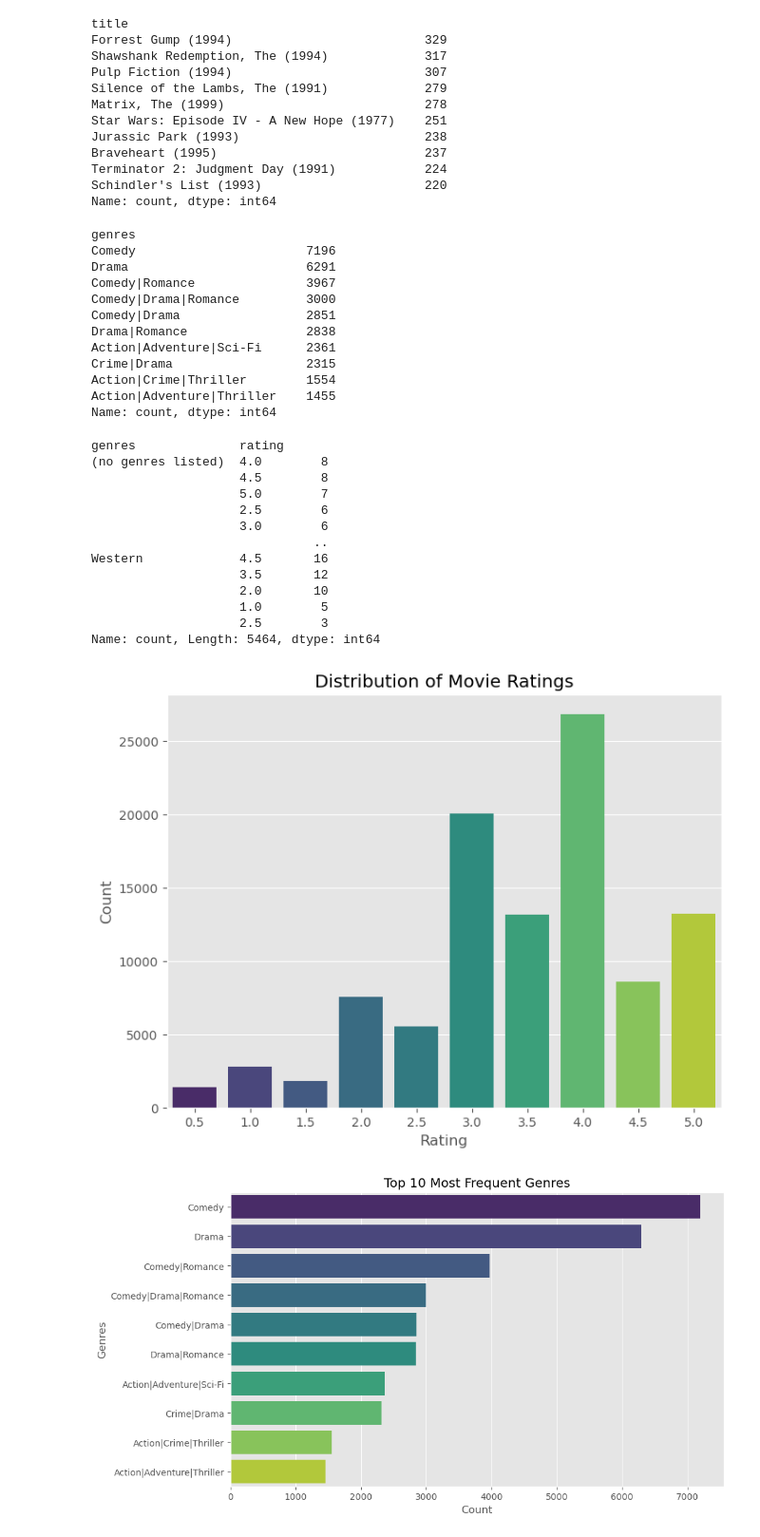
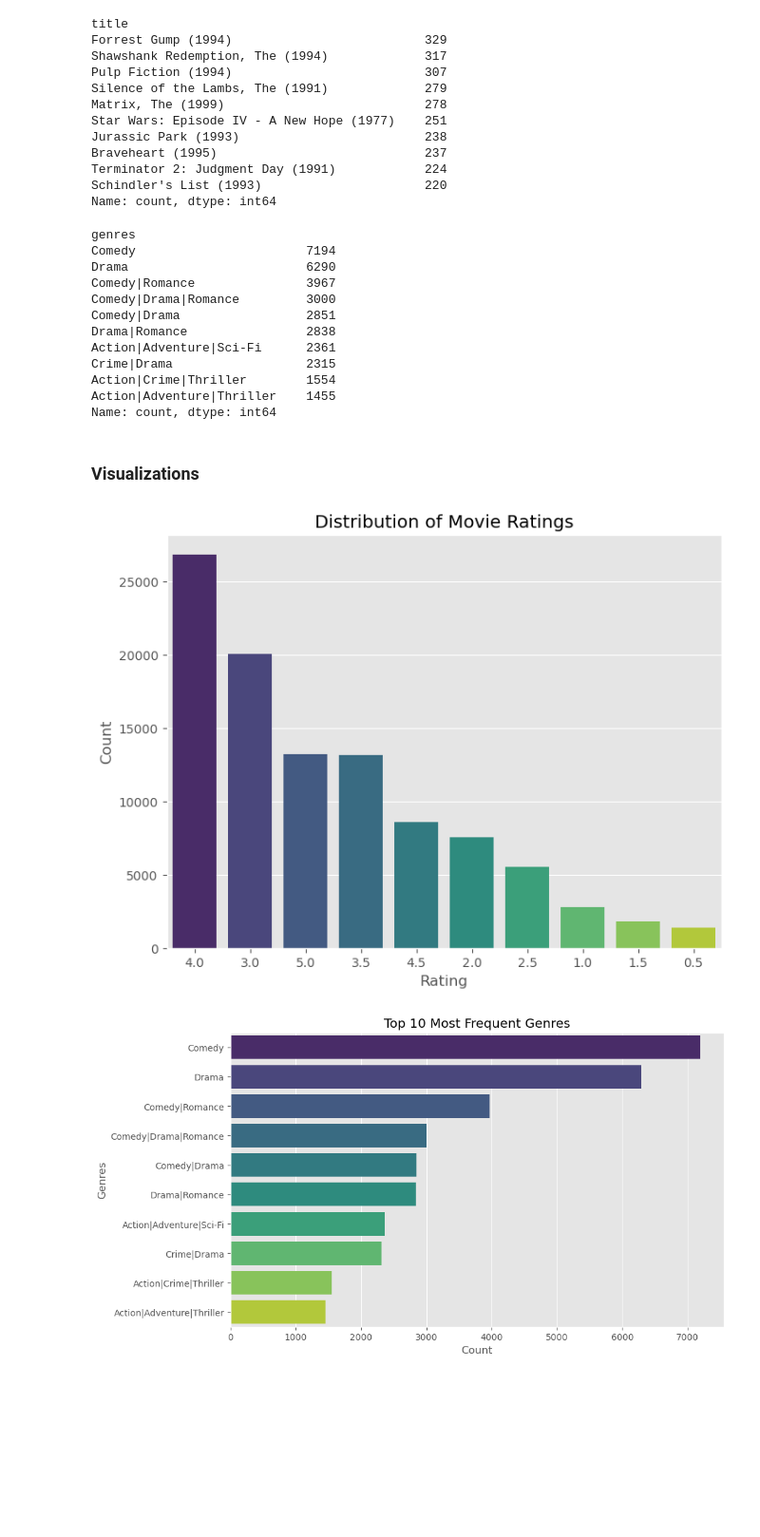
Before and after one commit to liciemw/Recommendation-system, a Jupyter notebook: index.ipynb, the cells around one changed output. Shown at 95% size. Drawn from its saved outputs; the diff is of its cells as text; code cells hidden in the pictures; blank space fills up the shorter version.

```diff
--- a/index.ipynb
+++ b/index.ipynb
@@ -171,3 +173,7 @@ duplicates = result[result.duplicated()]
 duplicates
 # %% [output]
 |  | movieId | imdbId | tmdbId | title | genres | userId | rating | timestamp |
+# %%
+#dropping null values
+result.dropna(inplace=True)
+result.info()
@@ -216,8 +238,8 @@ genre_counts = result["genres"].value_counts().head(10)
 genre_counts
 # %% [output]
 genres
-Comedy                       7196
-Drama                        6291
+Comedy                       7194
+Drama                        6290
 Comedy|Romance               3967
 Comedy|Drama|Romance         3000
 Comedy|Drama                 2851
@@ -227,34 +249,23 @@ Crime|Drama                  2315
 Action|Crime|Thriller        1554
 Action|Adventure|Thriller    1455
 Name: count, dtype: int64
-# %%
-#movie ratings grouped by genres
-Movie_rating = result.groupby("genres")["rating"].value_counts()
-Movie_rating
-# %% [output]
-genres              rating
-(no genres listed)  4.0        8
-                    4.5        8
-                    5.0        7
-                    2.5        6
-                    3.0        6
-                              ..
-Western             4.5       16
-                    3.5       12
-                    2.0       10
-                    1.0        5
-                    2.5        3
-Name: count, Length: 5464, dtype: int64
+# %% [markdown]
+### Visualizations
 # %%
-#movies counts using ratings
+# Get the count of each rating
+rating_counts = result['rating'].value_counts()
+
+# Extract the ratings and sort them by count in ascending order
+ratings_ordered_by_count = rating_counts.index.tolist()
+
 plt.figure(figsize=(8, 6))
-sns.countplot(x='rating', data=result, palette='viridis')
+sns.countplot(x='rating', data=result, order=ratings_ordered_by_count, palette='viridis')
 plt.xlabel("Rating")
 plt.ylabel("Count")
 plt.title("Distribution of Movie Ratings")
 plt.show()
 # %% [output]
-[figure, old version]
+[figure, new version]
 # %%
 # top 10 most frequent genres
 genre_counts = result["genres"].value_counts().head(10)
```
Also changed, not shown: parts of 10 cells of this notebook.
